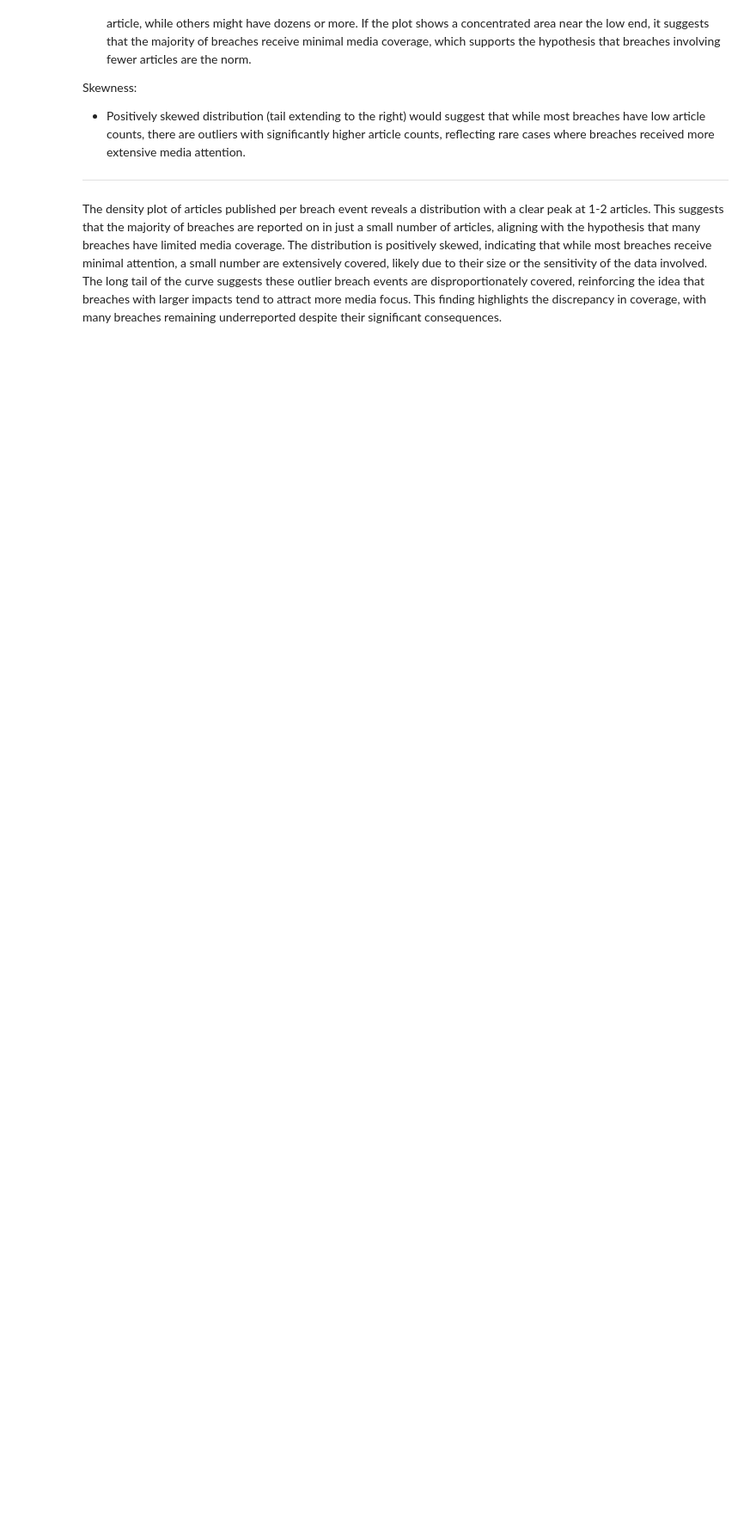
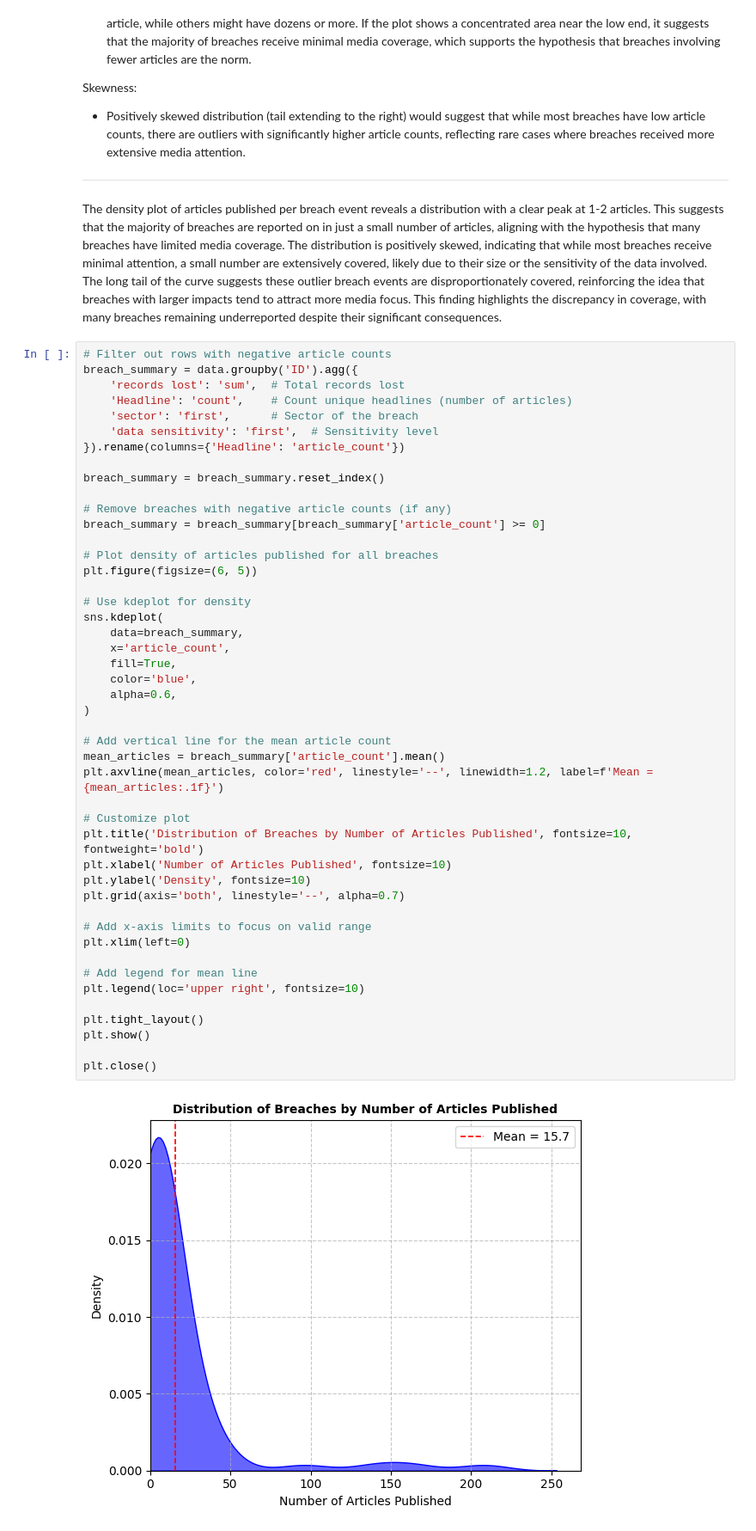
Before and after one commit to Pop101/BreachNews, a Jupyter notebook: viz/jupyter/analysis_plots.ipynb, the cells around one changed output. Shown at 86% size. Drawn from its saved outputs; the diff is of its cells as text; blank space fills up the shorter version.

```diff
--- a/viz/jupyter/analysis_plots.ipynb
+++ b/viz/jupyter/analysis_plots.ipynb
@@ -238,6 +350,54 @@ Skewness:
 ---
 
 The density plot of articles published per breach event reveals a distribution with a clear peak at 1-2 articles. This suggests that the majority of breaches are reported on in just a small number of articles, aligning with the hypothesis that many breaches have limited media coverage. The distribution is positively skewed, indicating that while most breaches receive minimal attention, a small number are extensively covered, likely due to their size or the sensitivity of the data involved. The long tail of the curve suggests these outlier breach events are disproportionately covered, reinforcing the idea that breaches with larger impacts tend to attract more media focus. This finding highlights the discrepancy in coverage, with many breaches remaining underreported despite their significant consequences.
+# %%
+# Filter out rows with negative article counts
+breach_summary = data.groupby('ID').agg({
+    'records lost': 'sum',  # Total records lost
+    'Headline': 'count',    # Count unique headlines (number of articles)
+    'sector': 'first',      # Sector of the breach
+    'data sensitivity': 'first',  # Sensitivity level
+}).rename(columns={'Headline': 'article_count'})
+
+breach_summary = breach_summary.reset_index()
+
+# Remove breaches with negative article counts (if any)
+breach_summary = breach_summary[breach_summary['article_count'] >= 0]
+
+# Plot density of articles published for all breaches
+plt.figure(figsize=(6, 5))
+
+# Use kdeplot for density
+sns.kdeplot(
+    data=breach_summary,
+    x='article_count',
+    fill=True,
+    color='blue',
+    alpha=0.6,
+)
+
+# Add vertical line for the mean article count
+mean_articles = breach_summary['article_count'].mean()
+plt.axvline(mean_articles, color='red', linestyle='--', linewidth=1.2, label=f'Mean = {mean_articles:.1f}')
+
+# Customize plot
+plt.title('Distribution of Breaches by Number of Articles Published', fontsize=10, fontweight='bold')
+plt.xlabel('Number of Articles Published', fontsize=10)
+plt.ylabel('Density', fontsize=10)
+plt.grid(axis='both', linestyle='--', alpha=0.7)
+
+# Add x-axis limits to focus on valid range
+plt.xlim(left=0)
+
+# Add legend for mean line
+plt.legend(loc='upper right', fontsize=10)
+
+plt.tight_layout()
+plt.show()
+
+plt.close()
+# %% [output]
+[figure, added]
 # %%
 sectorSummary = (
     data.groupby(['sector', 'ID'])
```
Also changed, not shown: parts of 7 cells of this notebook, 2 other files.
